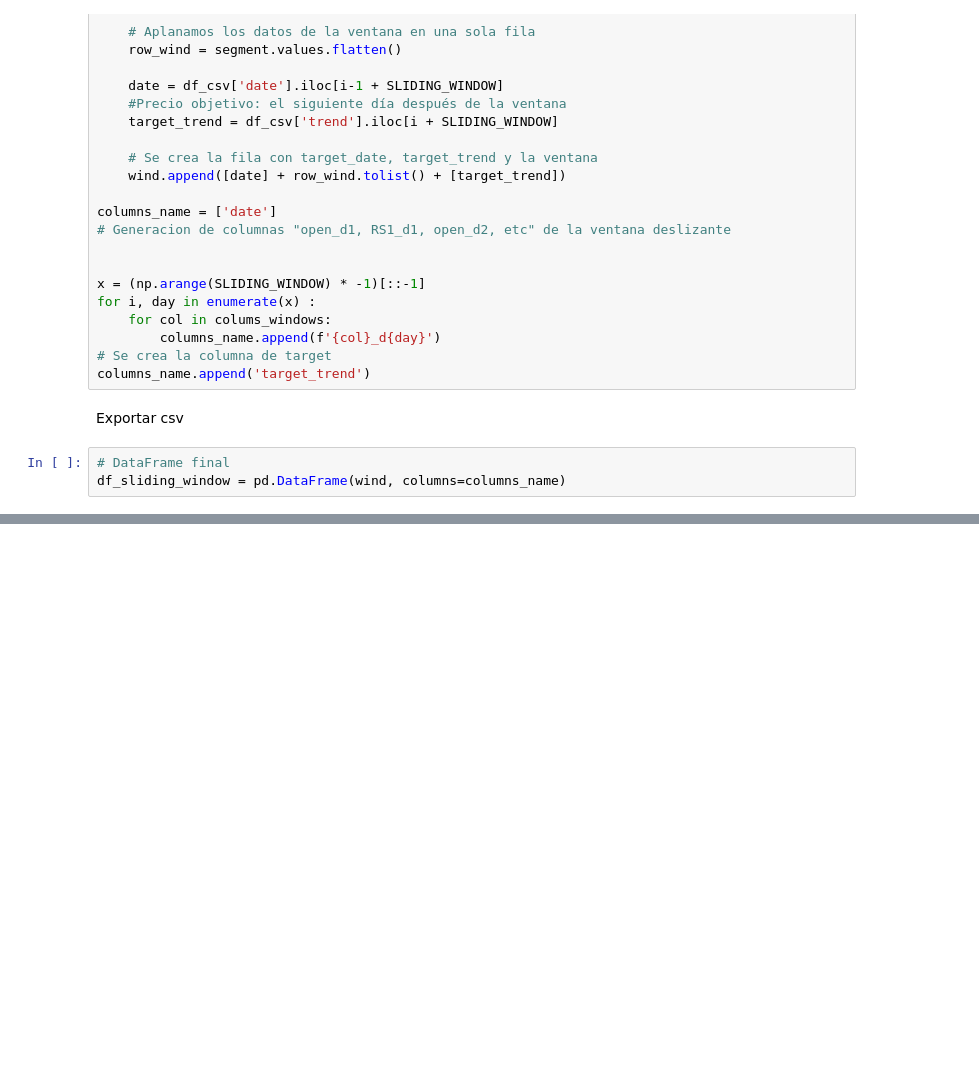
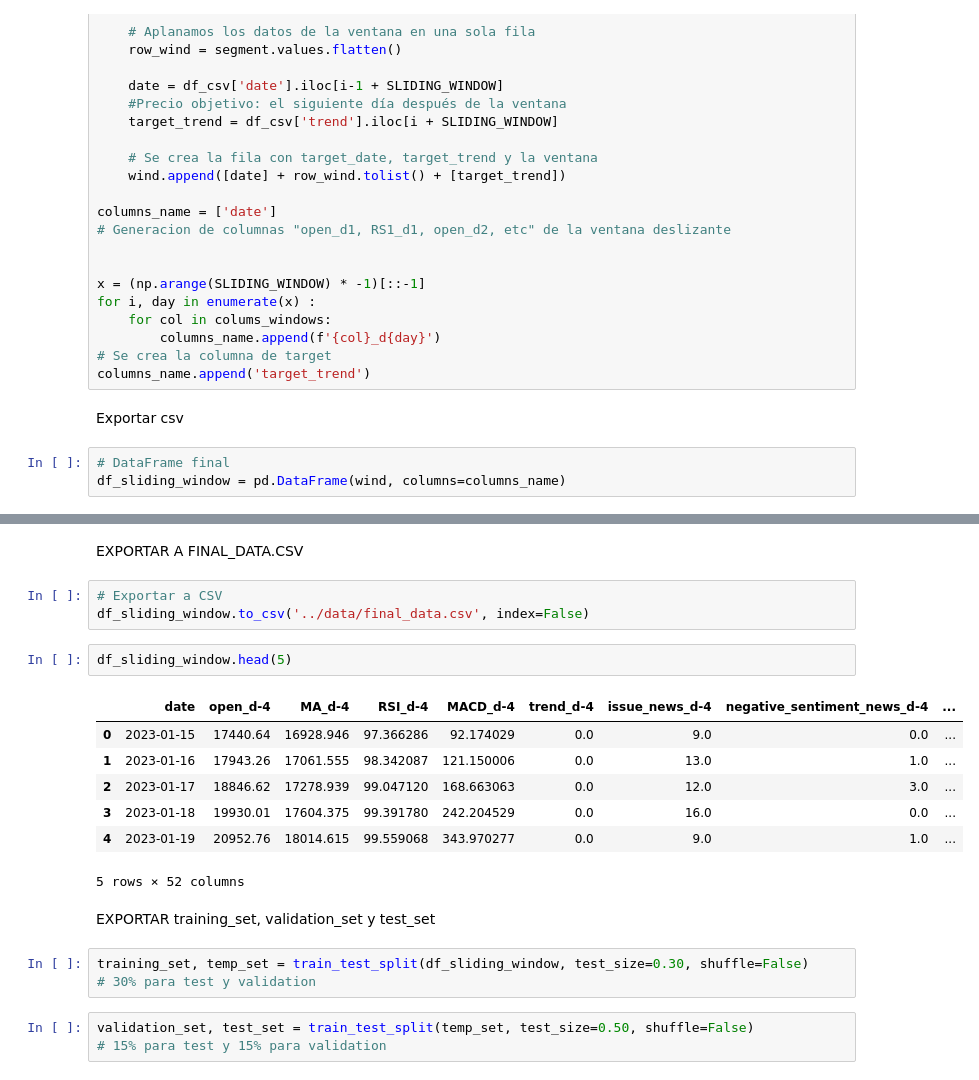
Before and after one commit to GuiredysGomez/bitcoin_sentiment_forecaster, a Jupyter notebook: notebooks/dataCleaning.ipynb, the cells around one changed output, grey strips where cells are left out. Cells and saved outputs as stored; diff of their text form; blank space fills up the shorter version.

```diff
--- a/notebooks/dataCleaning.ipynb
+++ b/notebooks/dataCleaning.ipynb
@@ -241,3 +280,26 @@ df_sliding_window = pd.DataFrame(wind, columns=columns_name)
+# %% [markdown]
+EXPORTAR A FINAL_DATA.CSV
+# %%
+# Exportar a CSV
+df_sliding_window.to_csv('../data/final_data.csv', index=False)
+# %%
+df_sliding_window.head(5)
+# %% [output]
+|  | date | open_d-4 | MA_d-4 | RSI_d-4 | MACD_d-4 | trend_d-4 | issue_news_d-4 | negative_sentiment_news_d-4 | ... |
+| 0 | 2023-01-15 | 17440.64 | 16928.946 | 97.366286 | 92.174029 | 0.0 | 9.0 | 0.0 | ... |
+| 1 | 2023-01-16 | 17943.26 | 17061.555 | 98.342087 | 121.150006 | 0.0 | 13.0 | 1.0 | ... |
+| 2 | 2023-01-17 | 18846.62 | 17278.939 | 99.047120 | 168.663063 | 0.0 | 12.0 | 3.0 | ... |
+| 3 | 2023-01-18 | 19930.01 | 17604.375 | 99.391780 | 242.204529 | 0.0 | 16.0 | 0.0 | ... |
+| 4 | 2023-01-19 | 20952.76 | 18014.615 | 99.559068 | 343.970277 | 0.0 | 9.0 | 1.0 | ... |
+5 rows × 52 columns
+# %% [markdown]
+EXPORTAR training_set, validation_set y test_set
+# %%
+training_set, temp_set = train_test_split(df_sliding_window, test_size=0.30, shuffle=False)
+# 30% para test y validation
+# %%
+validation_set, test_set = train_test_split(temp_set, test_size=0.50, shuffle=False)
+# 15% para test y 15% para validation
 # %%
 df_sliding_window.shape
 # %% [output]
```
Also changed, not shown: parts of 17 cells of this notebook.
